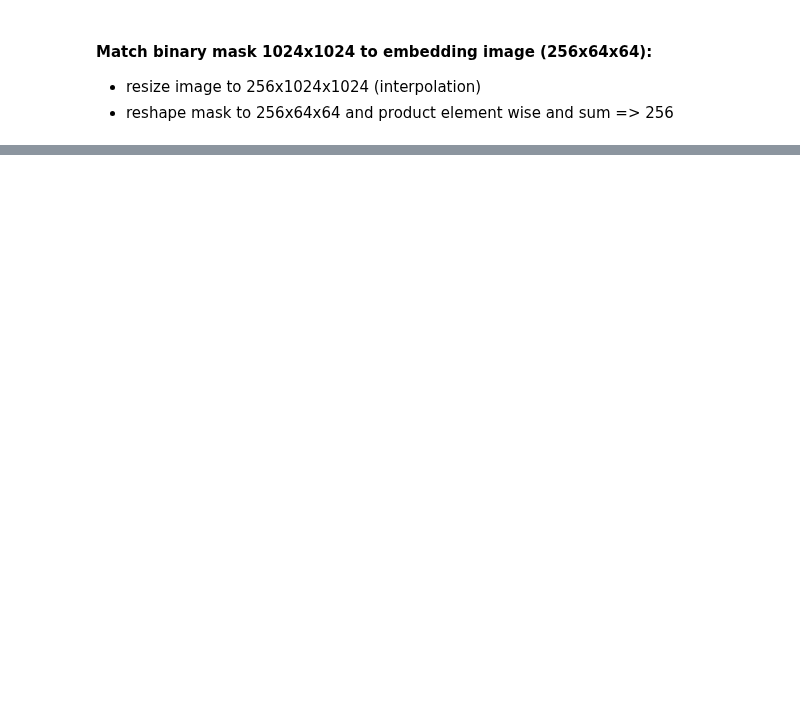
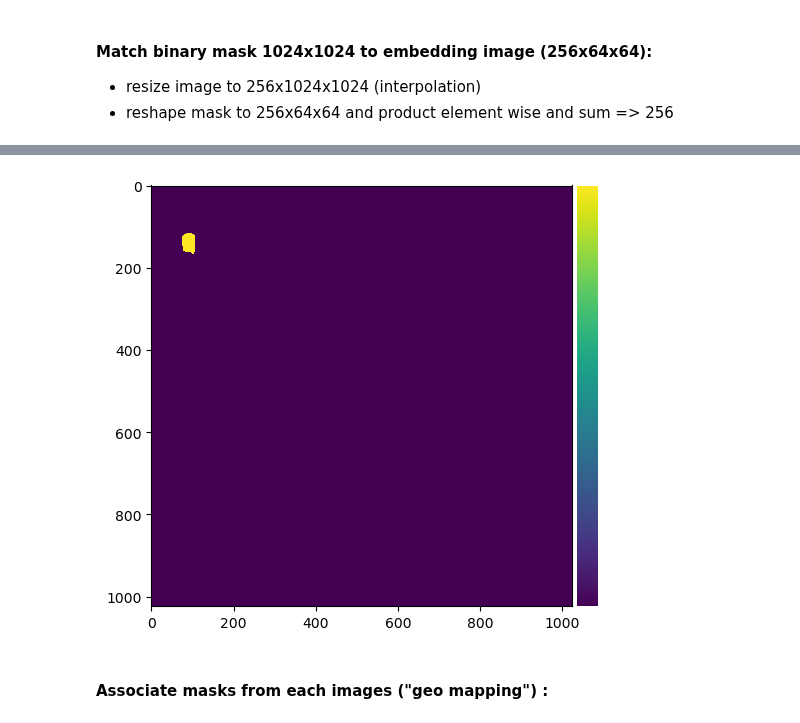
Before and after one commit to brustt/stylo_magique_intership_ign, a Jupyter notebook: notebooks/exploration/parking.ipynb, the cells around one changed output, grey strips where cells are left out. Cells and saved outputs as stored; diff of their text form; code cells hidden in the pictures; blank space fills up the shorter version.

```diff
--- a/notebooks/exploration/parking.ipynb
+++ b/notebooks/exploration/parking.ipynb
@@ -238,0 +585,24 @@ m_emb = [np.mean((i_emb*bm.reshape(256, 64, 64)), axis=(1, 2)) for bm in mask_A]
+# %%
+sam_params = {
+    "points_per_side": 32,
+    "points_per_batch": 64,
+    "pred_iou_thresh": 0.88,
+    "stability_score_thresh": 0.95,
+    "stability_score_offset": 1.0,
+    "box_nms_thresh": 0.7,
+    "crop_n_layers": 0,
+    "crop_nms_thresh": 0.7,
+    "crop_overlap_ratio": 512 / 1500,
+    "crop_n_points_downscale_factor":1,
+    "point_grids": None,
+    "min_mask_region_area": 0,
+    "output_mode": "binary_mask",
+}
+segany = SegAnyChange(
+    img_A=load_img(path_A),
+    img_B=load_img(path_B),
+    model_type="vit_b",
+    **sam_params
+)
+# %%
+res = segany.bitemporal_matching()
@@ -238,0 +634,6 @@ m_emb = [np.mean((i_emb*bm.reshape(256, 64, 64)), axis=(1, 2)) for bm in mask_A]
+# %%
+mask_A = res["A"]["global_mask"]
+mask_B = res["B"]["global_mask"]
+
+ci = res["conf"]["t->t+1"]
+ci1 = res["conf"]["t+1->t"]
@@ -238,0 +644,6 @@ m_emb = [np.mean((i_emb*bm.reshape(256, 64, 64)), axis=(1, 2)) for bm in mask_A]
+# %%
+show_img(mask_B[3])
+# %% [output]
+[figure, added]
+# %% [markdown]
+#### Associate masks from each images ("geo mapping") :
```
Also changed, not shown: parts of 32 cells of this notebook, 3 other files.
